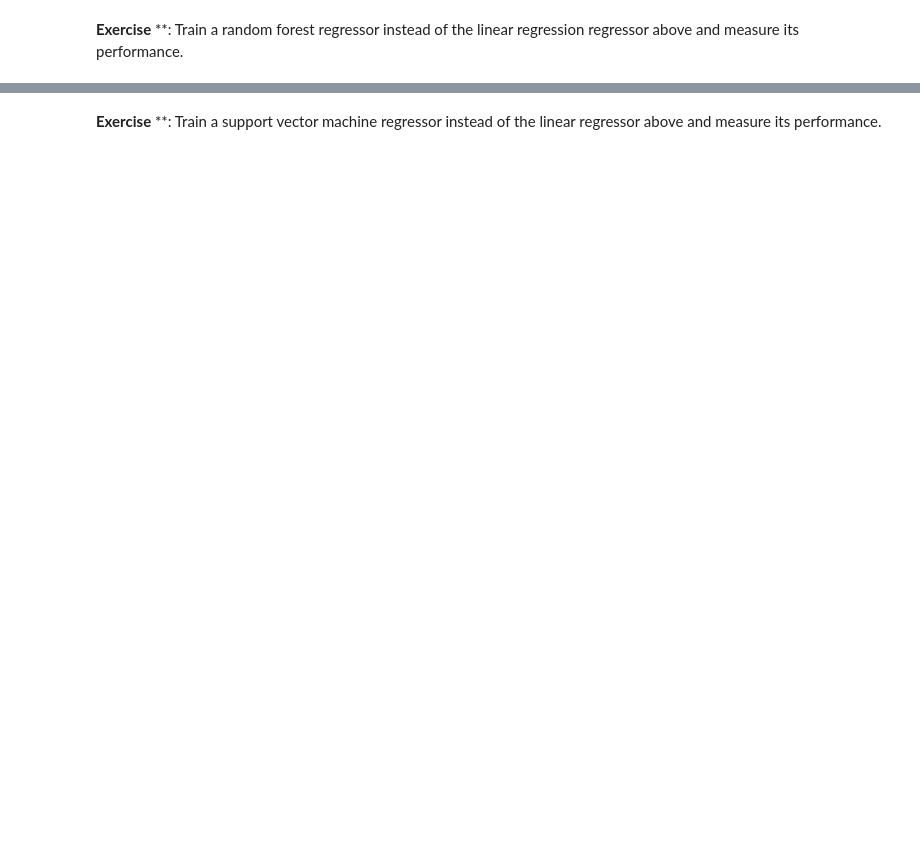
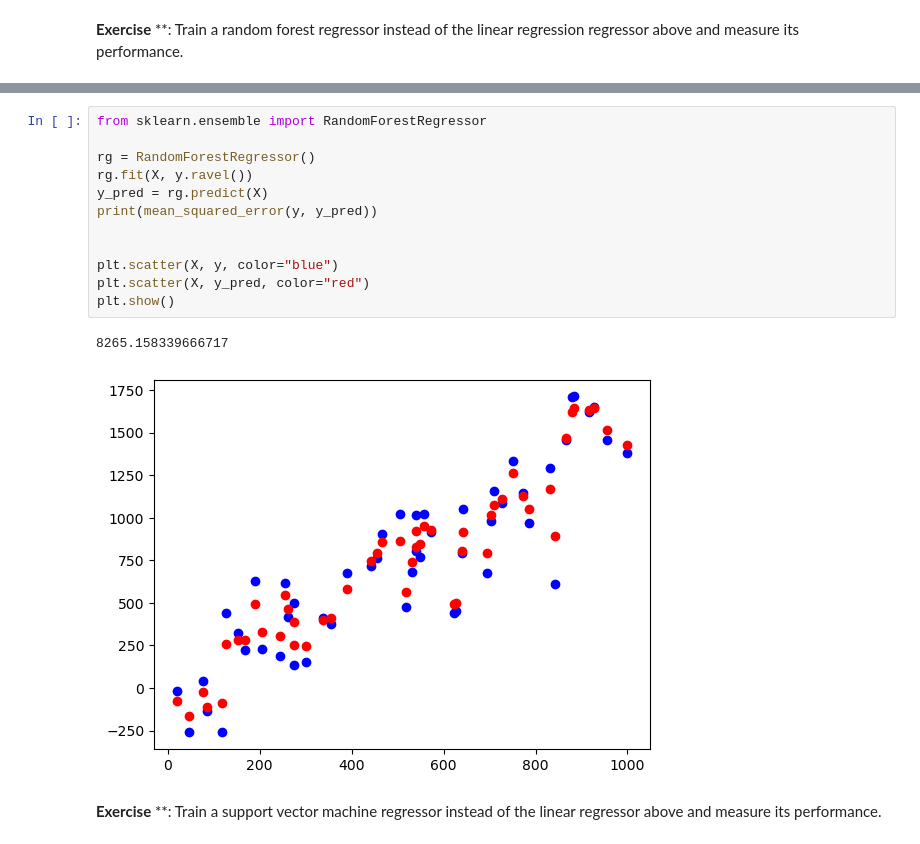
Before and after one commit to 84n4n4/digital_modelling_and_big_data_lecture_25_26, a Jupyter notebook: notebooks/14_basic_ml_regression.ipynb, the cells around one changed output, grey strips where cells are left out. Drawn from its saved outputs; the diff is of its cells as text; blank space fills up the shorter version.

```diff
--- a/notebooks/14_basic_ml_regression.ipynb
+++ b/notebooks/14_basic_ml_regression.ipynb
@@ -47,2 +101,17 @@ plt.show()
+# %%
+from sklearn.ensemble import RandomForestRegressor
+
+rg = RandomForestRegressor()
+rg.fit(X, y.ravel())
+y_pred = rg.predict(X)
+print(mean_squared_error(y, y_pred))
+
+
+plt.scatter(X, y, color="blue")
+plt.scatter(X, y_pred, color="red")
+plt.show()
+# %% [output]
+8265.158339666717
+[figure, added]
 # %% [markdown]
 **Exercise** **: Train a support vector machine regressor instead of the linear regressor above and measure its performance.
```
Also changed, not shown: parts of 8 cells of this notebook, 4 other files.
